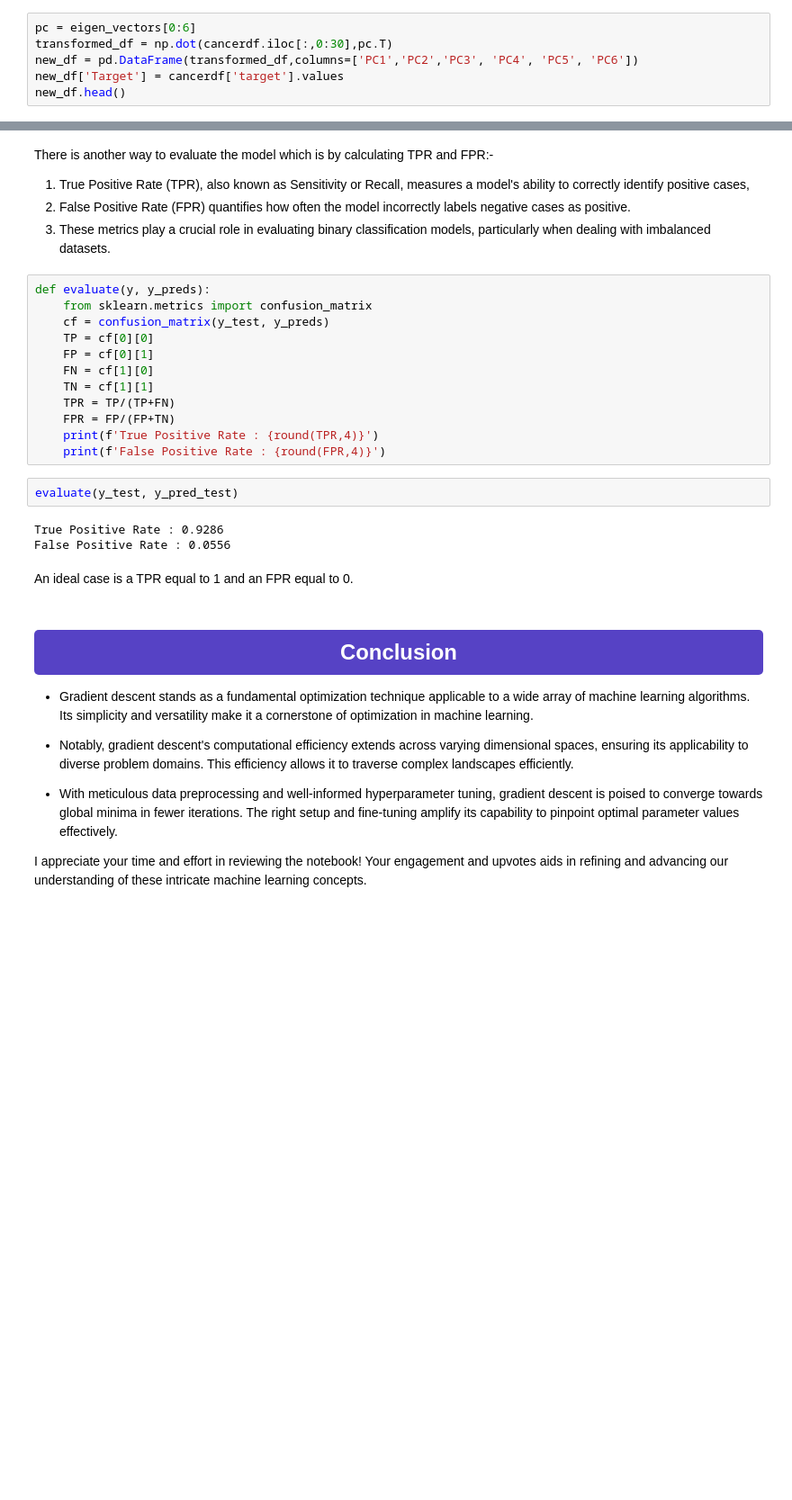
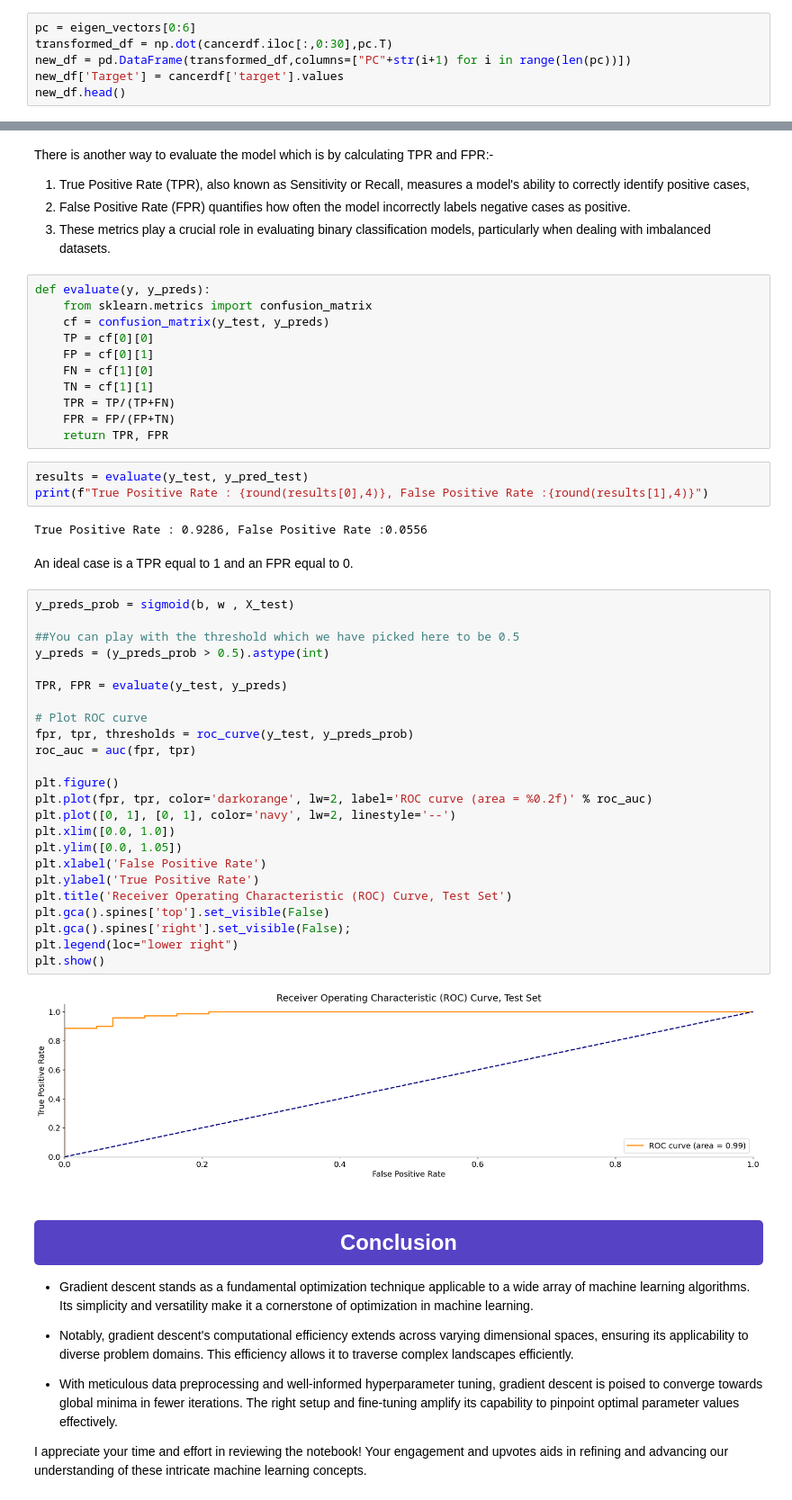
Before and after one commit to dakshbhatnagar/python_files, a Jupyter notebook: gradient-descent-from-scratch.ipynb, the cells around one changed output, grey strips where cells are left out. Shown at 90% size. Drawn from its saved outputs; the diff is of its cells as text; blank space fills up the shorter version.

```diff
--- a/gradient-descent-from-scratch.ipynb
+++ b/gradient-descent-from-scratch.ipynb
@@ -1326,7 +1329,7 @@ Overall, the `for` loop with the `while` condition efficiently computes and accu
 # %%
 pc = eigen_vectors[0:6]
 transformed_df = np.dot(cancerdf.iloc[:,0:30],pc.T)
-new_df = pd.DataFrame(transformed_df,columns=['PC1','PC2','PC3', 'PC4', 'PC5', 'PC6'])
+new_df = pd.DataFrame(transformed_df,columns=["PC"+str(i+1) for i in range(len(pc))])
 new_df['Target'] = cancerdf['target'].values
 new_df.head()
 # %% [output]
@@ -1705,15 +1758,40 @@ def evaluate(y, y_preds):
     TN = cf[1][1]
     TPR = TP/(TP+FN)
     FPR = FP/(FP+TN)
-    print(f'True Positive Rate : {round(TPR,4)}')
-    print(f'False Positive Rate : {round(FPR,4)}')
+    return TPR, FPR
-# %%
-evaluate(y_test, y_pred_test)
-# %% [output]
-True Positive Rate : 0.9286
-False Positive Rate : 0.0556
+# %%
+results = evaluate(y_test, y_pred_test)
+print(f"True Positive Rate : {round(results[0],4)}, False Positive Rate :{round(results[1],4)}")
+# %% [output]
+True Positive Rate : 0.9286, False Positive Rate :0.0556
 # %% [markdown]
 An ideal case is a TPR equal to 1 and an FPR equal to 0.
+# %%
+y_preds_prob = sigmoid(b, w , X_test)
+
+##You can play with the threshold which we have picked here to be 0.5
+y_preds = (y_preds_prob > 0.5).astype(int)
+
+TPR, FPR = evaluate(y_test, y_preds)
+
+# Plot ROC curve
+fpr, tpr, thresholds = roc_curve(y_test, y_preds_prob)
+roc_auc = auc(fpr, tpr)
+
+plt.figure()
+plt.plot(fpr, tpr, color='darkorange', lw=2, label='ROC curve (area = %0.2f)' % roc_auc)
+plt.plot([0, 1], [0, 1], color='navy', lw=2, linestyle='--')
+plt.xlim([0.0, 1.0])
+plt.ylim([0.0, 1.05])
+plt.xlabel('False Positive Rate')
+plt.ylabel('True Positive Rate')
+plt.title('Receiver Operating Characteristic (ROC) Curve, Test Set')
+plt.gca().spines['top'].set_visible(False)
+plt.gca().spines['right'].set_visible(False);
+plt.legend(loc="lower right")
+plt.show()
+# %% [output]
+[figure, added]
 # %% [markdown]
 <center>
 <div style="color:white;
```
Also changed, not shown: parts of 20 cells of this notebook.
